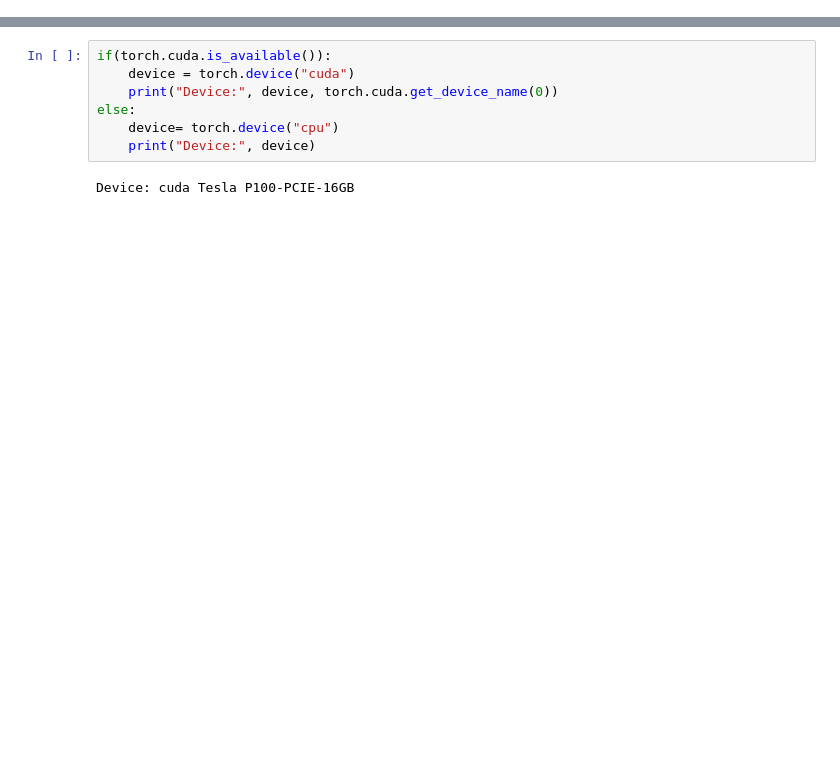
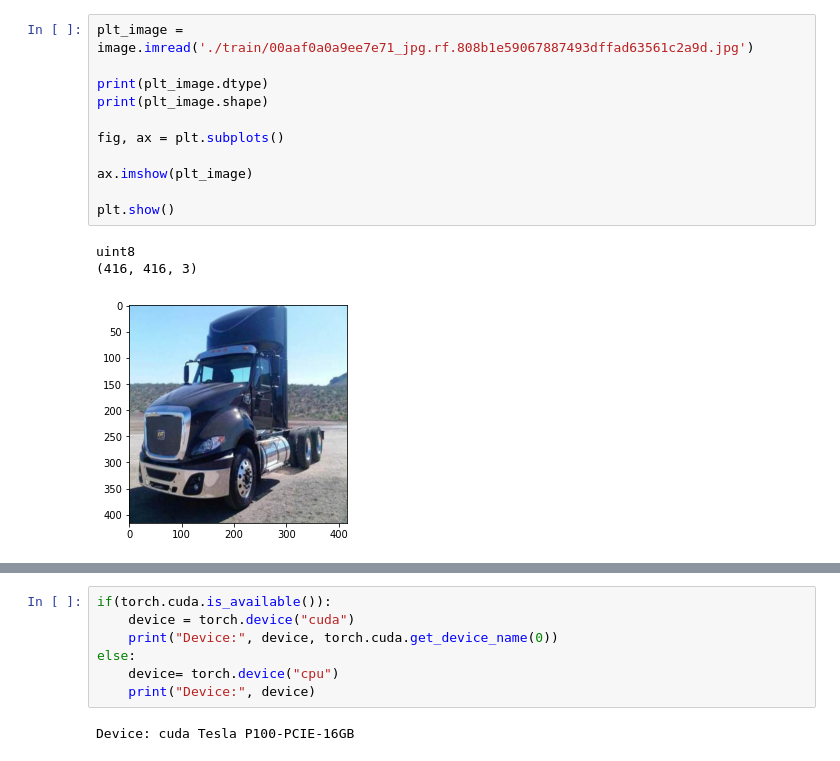
Before and after one commit to mhmdrdwn/car, a Jupyter notebook: notebooks/car-faster-rcnn.ipynb, the cells around one changed output, grey strips where cells are left out. Saved outputs shown, nothing was run; the diff lists cells and outputs as text; blank space fills up the shorter version.

```diff
--- a/notebooks/car-faster-rcnn.ipynb
+++ b/notebooks/car-faster-rcnn.ipynb
@@ -81,0 +67,15 @@ uint8
+# %%
+plt_image = image.imread('./train/00aaf0a0a9ee7e71_jpg.rf.808b1e59067887493dffad63561c2a9d.jpg')
+
+print(plt_image.dtype)
+print(plt_image.shape)
+
+fig, ax = plt.subplots()
+
+ax.imshow(plt_image)
+
+plt.show()
+# %% [output]
+uint8
+(416, 416, 3)
+[figure, added]
```
Also changed, not shown: parts of 44 cells of this notebook.
